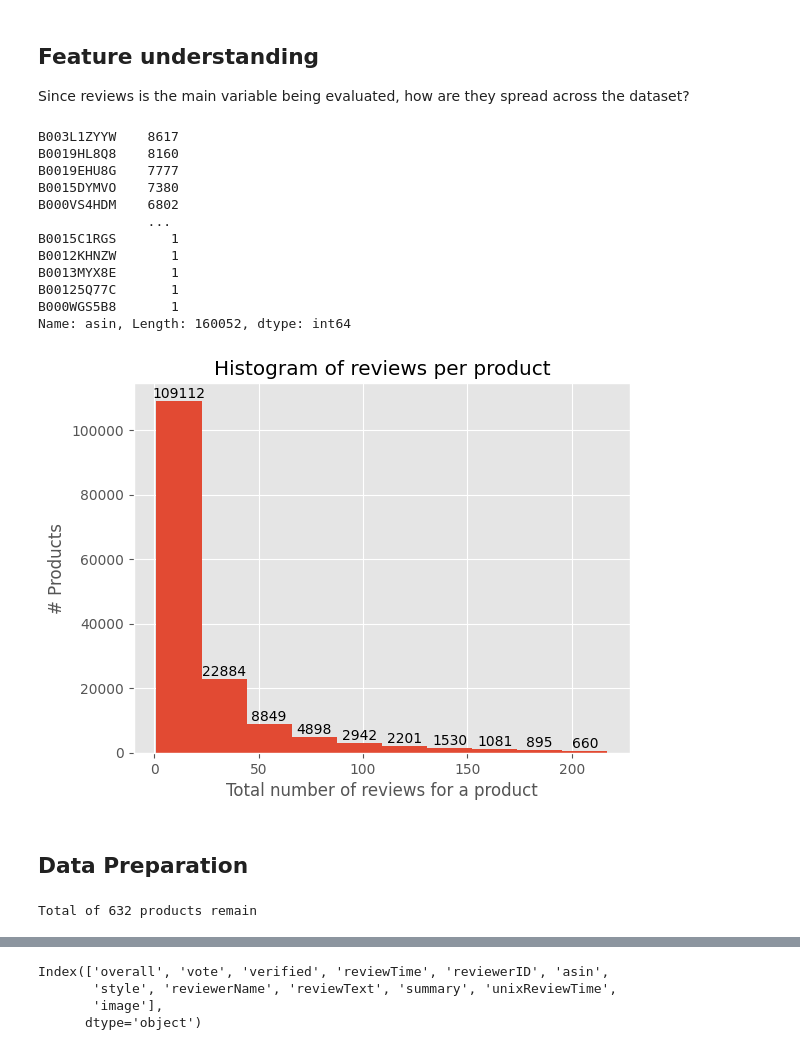
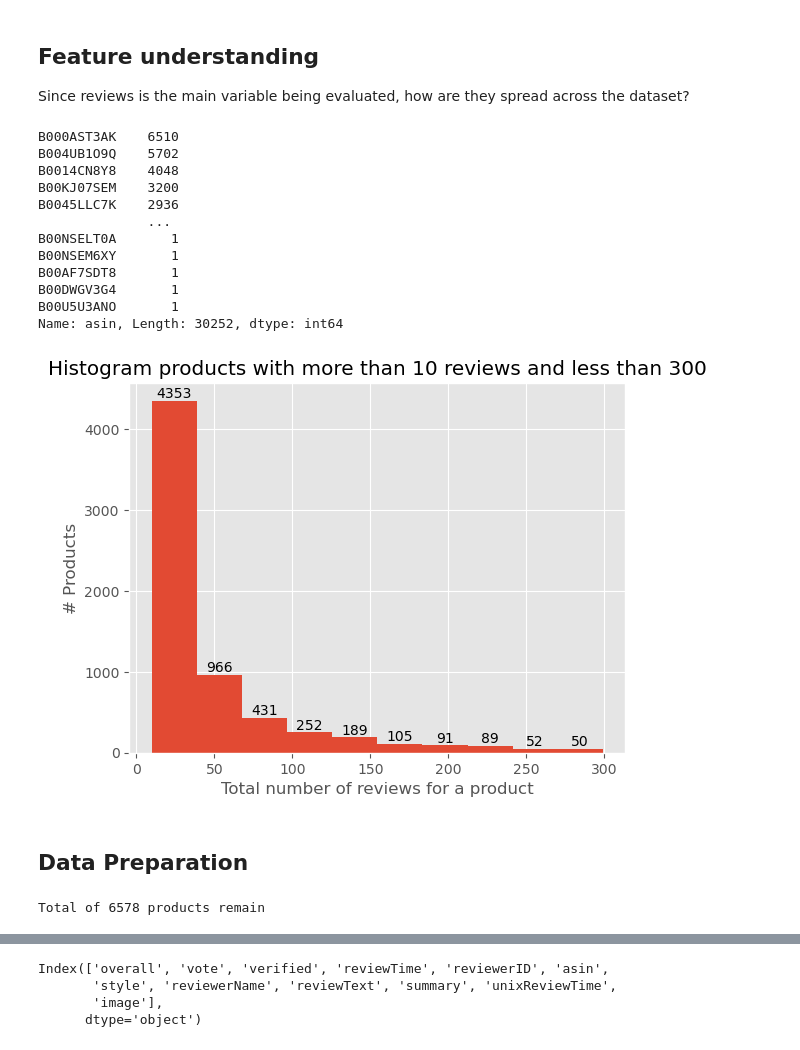
Before and after one commit to octokami/LLMs, a Jupyter notebook: 0 - Data Filtering.ipynb, the cells around one changed output, grey strips where cells are left out. Drawn from its saved outputs; the diff is of its cells as text; code cells hidden in the pictures.

```diff
--- a/0 - Data Filtering.ipynb
+++ b/0 - Data Filtering.ipynb
@@ -85,0 +80,7 @@ raw_df.head()
+# %%
+# 15min to load
+raw_df = getDF(os.path.join(raw_dir, 'Appliances.json.gz'))
+#raw_df = getDF(os.path.join(raw_dir, 'Electronics_5.json.gz'))
+raw_df.head()
+#print(df.info())
+#df.describe()
@@ -87,56 +95,60 @@ raw_df.head()
 ## Feature understanding
 Since reviews is the main variable being evaluated, how are they spread across the dataset?
 # %%
-# How many distinct products in the dataset?
+# How many distinct products in the dataset? 160052
+# How many reviews do they have?
 summary_df = raw_df['asin'].value_counts()
 #top_products = list(summary_df.head(10).index)
 
 summary_df
 # %% [output]
-B003L1ZYYW    8617
-B0019HL8Q8    8160
-B0019EHU8G    7777
-B0015DYMVO    7380
-B000VS4HDM    6802
+B000AST3AK    6510
+B004UB1O9Q    5702
+B0014CN8Y8    4048
+B00KJ07SEM    3200
+B0045LLC7K    2936
               ...
-B0015C1RGS       1
-B0012KHNZW       1
-B0013MYX8E       1
-B00125Q77C       1
-B000WGS5B8       1
-Name: asin, Length: 160052, dtype: int64
+B00NSELT0A       1
+B00NSEM6XY       1
+B00AF7SDT8       1
+B00DWGV3G4       1
+B00U5U3ANO       1
+Name: asin, Length: 30252, dtype: int64
 # %%
-# Excluding the top 5000 products (non representative outliers)
-counts, edges, bars = plt.hist(summary_df[5000:])
+# Excluding outliers
+df_ids = summary_df[(summary_df>=10) & (summary_df<=300)]
+
+counts, edges, bars = plt.hist(df_ids)
+
 plt.bar_label(bars)
 
-plt.title("Histogram of reviews per product")
+plt.title("Histogram products with more than 10 reviews and less than 300")
 plt.xlabel("Total number of reviews for a product")
 plt.ylabel("# Products")
 
 # Alternatively a boxplot
 #plt.boxplot(summary_df)
 plt.show()
 
 # The absolute majority of product have less than 50 reviews.
 # %% [output]
-[figure, old version]
+[figure, new version]
 # %% [markdown]
 ## Data Preparation
 # %%
 # Limiting the dataset to the most representative examples
 # That is for products that are close to the mean +-threshold
-threshold = config['threshold']
-median_df = summary_df[(summary_df >= summary_df.mean()*(1-threshold)) &
-                  (summary_df <= summary_df.mean()*(1+threshold))]
+#threshold = config['threshold']
+#median_df = summary_df[(summary_df >= summary_df.mean()*(1-threshold)) &
+#                  (summary_df <= summary_df.mean()*(1+threshold))]
 
-df = raw_df[raw_df['asin'].isin(list(median_df.index))]
-# Alternative
-#product_df = df.query('asin in @median_products')
+#df = raw_df[raw_df['asin'].isin(list(median_df.index))]
 
-print(f'Total of {len(median_df)} products remain')
+df = raw_df.query('asin in list(@df_ids.index)')
+
+print(f'Total of {len(df_ids)} products remain')
 # %% [output]
-Total of 632 products remain
+Total of 6578 products remain
 # %%
 # Checking for missing values
 missing_value_df = pd.DataFrame({'column_name': df.columns,
```
Also changed, not shown: parts of 19 cells of this notebook, 1 other file.
